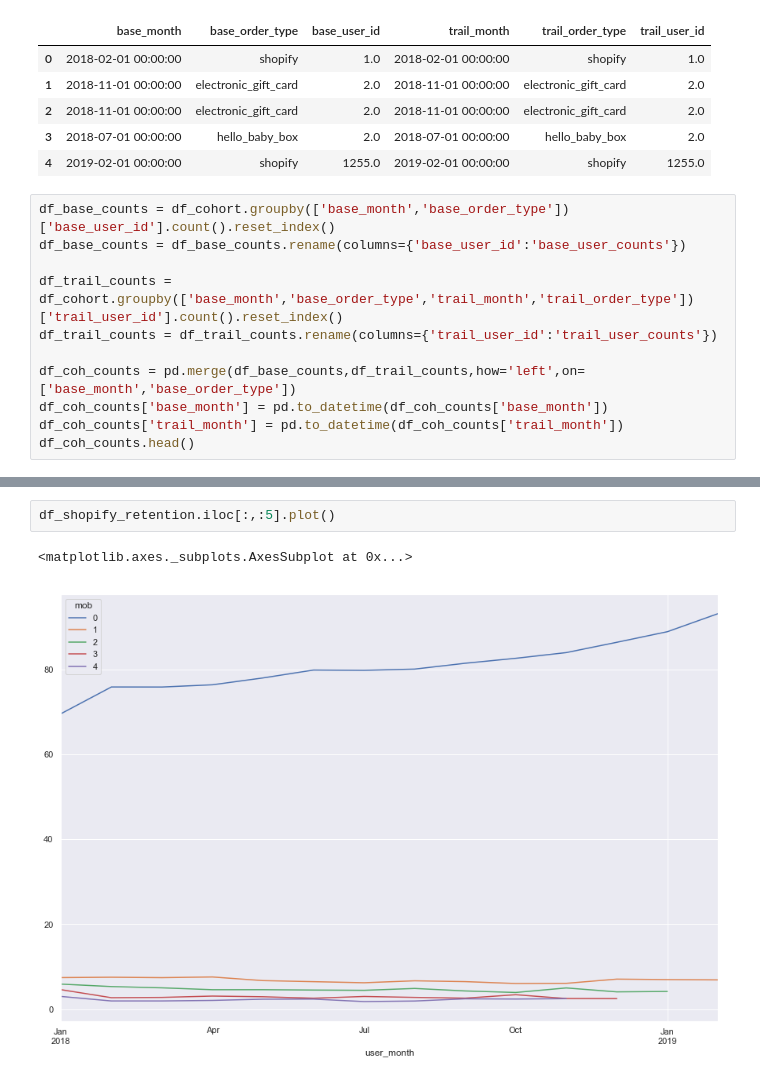
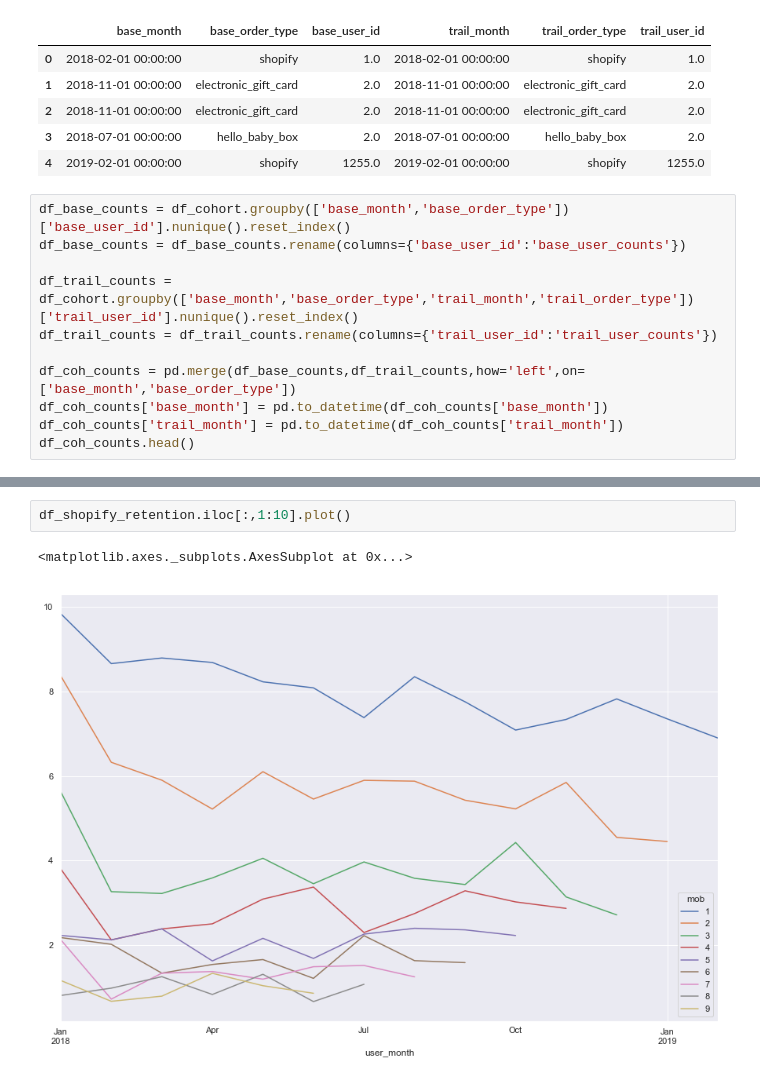
Before and after one commit to coolcalbeans/Ecom_Transaction_analysis, a Jupyter notebook: Babylist_Ecom_analysis.ipynb, the cells around one changed output, grey strips where cells are left out. Drawn from its saved outputs; the diff is of its cells as text.

Commit message:
Updated the Retention tables.
Changed the cohort grouping count to count distinct (nunique)

```diff
--- a/Babylist_Ecom_analysis.ipynb
+++ b/Babylist_Ecom_analysis.ipynb
@@ -647,10 +649,10 @@ Cohort shape: (282352, 6)
 | 3 | 2018-07-01 00:00:00 | hello_baby_box | 2.0 | 2018-07-01 00:00:00 | hello_baby_box | 2.0 |
 | 4 | 2019-02-01 00:00:00 | shopify | 1255.0 | 2019-02-01 00:00:00 | shopify | 1255.0 |
 # %%
-df_base_counts = df_cohort.groupby(['base_month','base_order_type'])['base_user_id'].count().reset_index()
+df_base_counts = df_cohort.groupby(['base_month','base_order_type'])['base_user_id'].nunique().reset_index()
 df_base_counts = df_base_counts.rename(columns={'base_user_id':'base_user_counts'})
 
-df_trail_counts = df_cohort.groupby(['base_month','base_order_type','trail_month','trail_order_type'])['trail_user_id'].count().reset_index()
+df_trail_counts = df_cohort.groupby(['base_month','base_order_type','trail_month','trail_order_type'])['trail_user_id'].nunique().reset_index()
 df_trail_counts = df_trail_counts.rename(columns={'trail_user_id':'trail_user_counts'})
 
 df_coh_counts = pd.merge(df_base_counts,df_trail_counts,how='left',on=['base_month','base_order_type'])
@@ -721,7 +723,7 @@ df_shopify_retention
 # %%
-df_shopify_retention.iloc[:,:5].plot()
+df_shopify_retention.iloc[:,1:10].plot()
 # %% [output]
 <matplotlib.axes._subplots.AxesSubplot at 0x...>
-[figure, old version]
+[figure, new version]
 # %% [markdown]
 + Hello Baby Box orders have a retention rate of ~100% of the users in the month of order i.e. They order once and are pretty much done.
```
Also changed, not shown: parts of 7 cells of this notebook.
